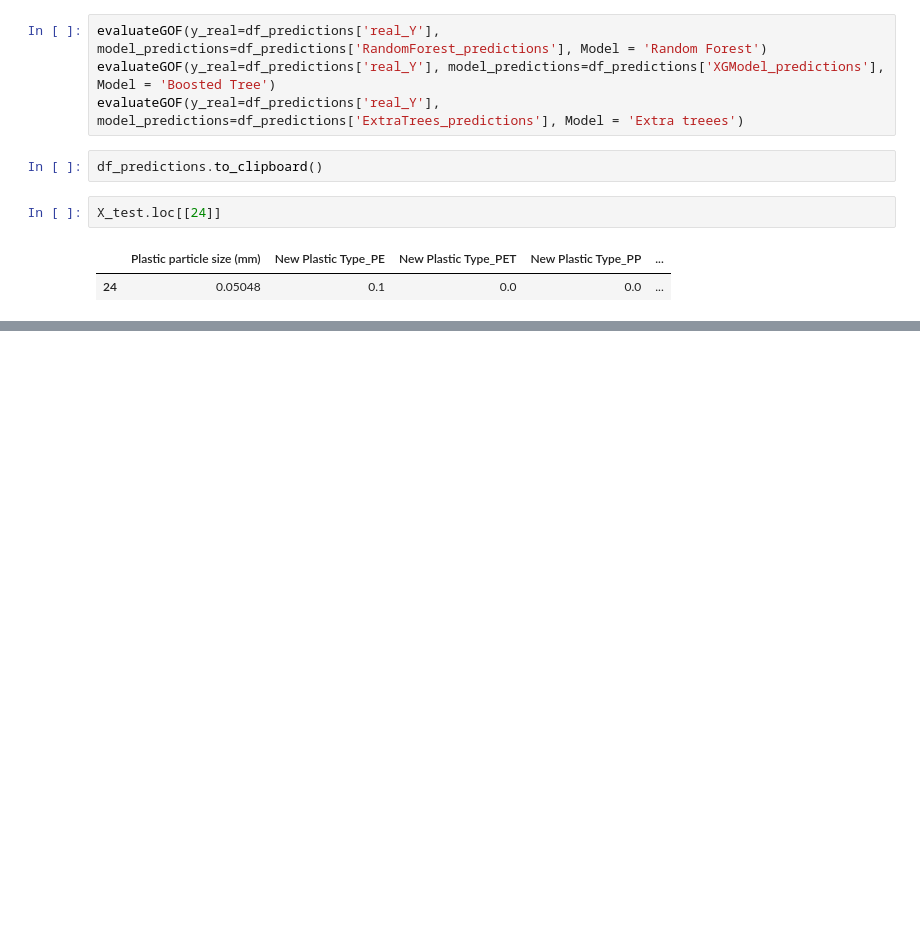
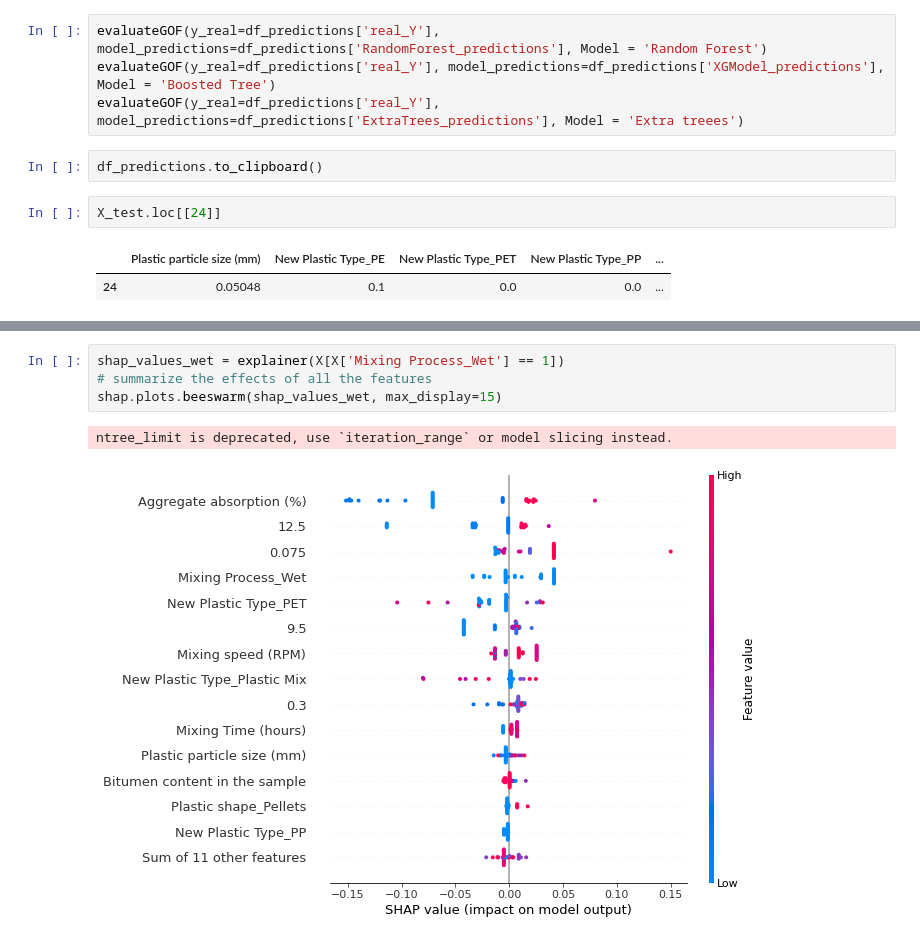
Before and after one commit to cavs1010/asphalt, a Jupyter notebook: Indirect_Tensile_Strength_Enhanced.ipynb, the cells around one changed output, grey strips where cells are left out. Cells and saved outputs as stored; diff of their text form; blank space fills up the shorter version.

```diff
--- a/Indirect_Tensile_Strength_Enhanced.ipynb
+++ b/Indirect_Tensile_Strength_Enhanced.ipynb
@@ -768,0 +910,7 @@ X_test.loc[[24]]
+# %%
+shap_values_wet = explainer(X[X['Mixing Process_Wet'] == 1])
+# summarize the effects of all the features
+shap.plots.beeswarm(shap_values_wet, max_display=15)
+# %% [output]
+ntree_limit is deprecated, use `iteration_range` or model slicing instead.
+[figure, added]
```
Also changed, not shown: parts of 20 cells of this notebook, 3 other files.
